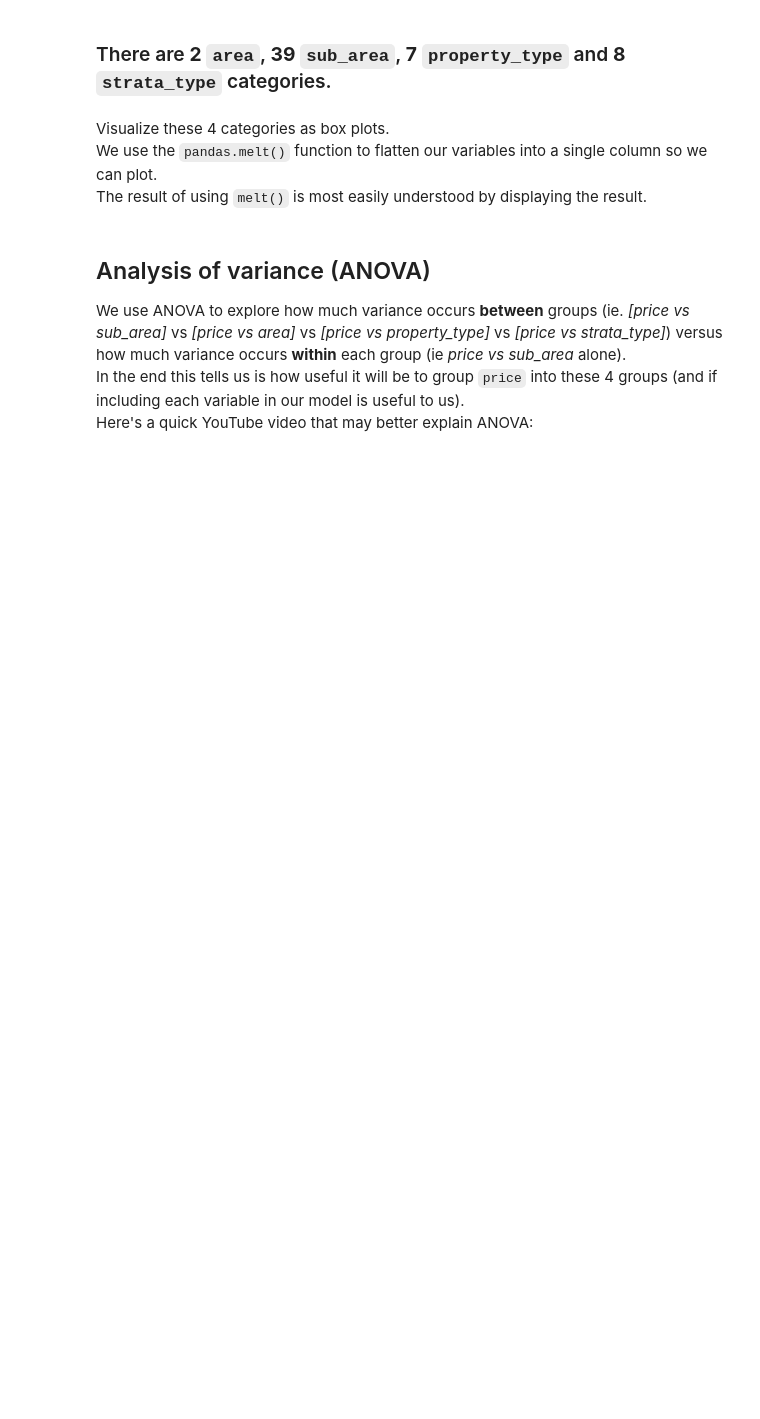
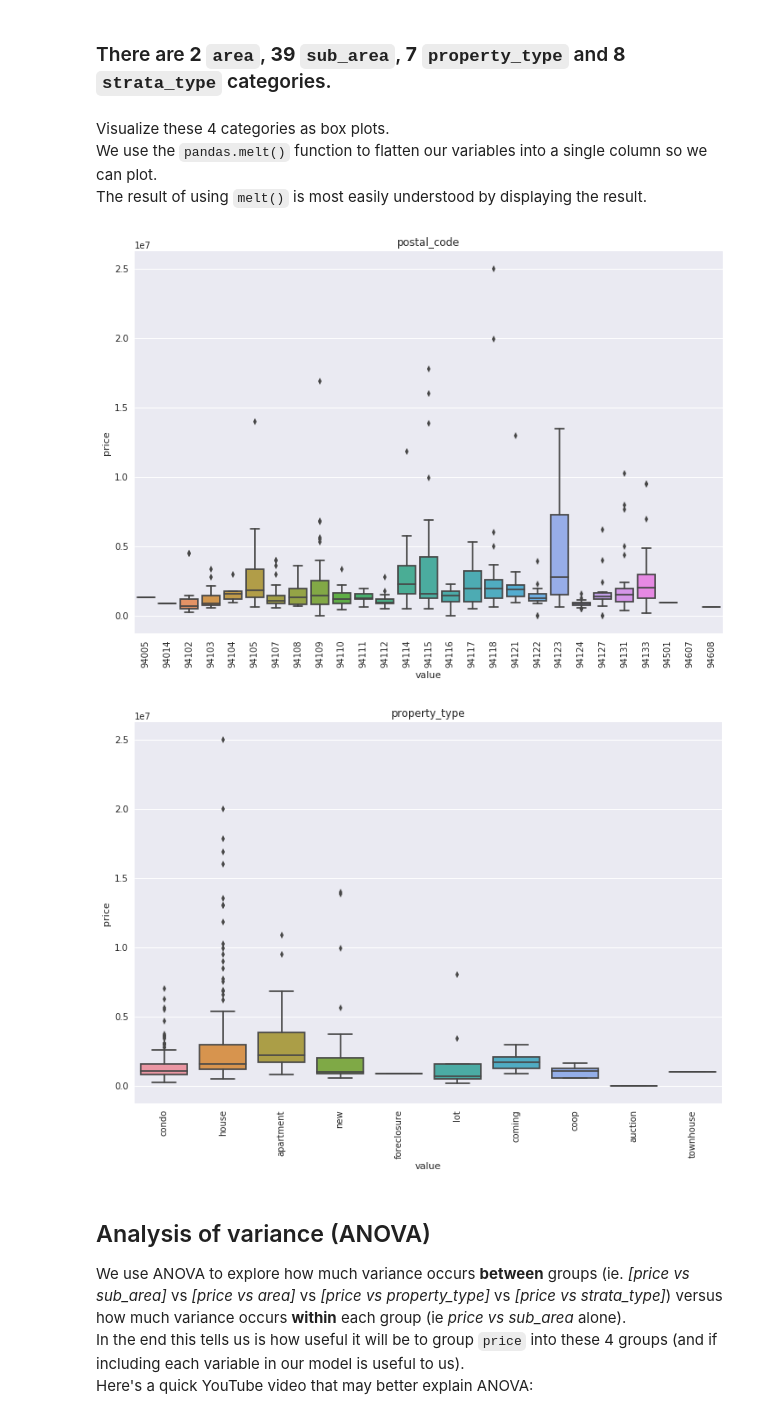
Before and after one commit to kylehounslow/mlbootcampSF, a Jupyter notebook: notebooks/1 - Exploratory Data Analysis.ipynb, the cells around one changed output. Saved outputs shown, nothing was run; the diff lists cells and outputs as text; code cells hidden in the pictures; blank space fills up the shorter version.

Commit message:
update notebooks. update web scraper

```diff
--- a/notebooks/1 - Exploratory Data Analysis.ipynb
+++ b/notebooks/1 - Exploratory Data Analysis.ipynb
@@ -102,3 +309,21 @@ Variables that are missing values can either be removed from the dataset or have
 ## Since we have geolocations of the houses in the `latlng` column, let's visualize the data on a slippy map and see if there are any patterns w.r.t. price.
 We use `folium` to render html in the notebook.
 Note that there are hundreds of houses to be displayed and this requires a lot of RAM. If your browser crashes you can adjust the amount to be displayed by changing the variable `display_max`.
+# %%
+from tqdm import tqdm_notebook
+from geopy.geocoders import Nominatim
+def generate_latlng(dataframe: pd.DataFrame):
+    dataframe = dataframe.copy()
+    geocoder = Nominatim()
+    latlngs = []
+    for address, city in zip(tqdm_notebook(dataframe.address), dataframe.city):
+        location = geocoder.geocode(f'{address} {city}')
+        if location:
+            latlngs.append((location.latitude, location.longitude))
+        else:
+            latlngs.append(None)
+    dataframe['latlng'] = latlngs
+    return dataframe
+# %%
+from multiprocessing import Pool
+job = Pool().apply_async(func=generate_latlng, args=(df,))
@@ -104,0 +334,3 @@ Note that there are hundreds of houses to be displayed and this requires a lot o
+# %%
+df = job.get()
+df
@@ -216,14 +498,17 @@ Visualize these 4 categories as box plots.
 We use the `pandas.melt()` function to flatten our variables into a single column so we can plot.
 The result of using `melt()` is most easily understood by displaying the result.
 # %%
-vars_to_analyze = ['area', 'sub_area', 'property_type', 'strata_type']
+vars_to_analyze = ['postal_code', 'property_type']
 df_melt = pd.melt(df, id_vars=['price'], value_vars=vars_to_analyze)
 for var in vars_to_analyze:
     df_var = df_melt[df_melt['variable'] == var]
     sns.boxplot(x=df_var['value'], y=df_var['price'])
     x=plt.xticks(rotation=90)
     plt.title(var)
     plt.show()
+# %% [output]
+[figure, added]
+[figure, added]
 # %% [markdown]
 ## Analysis of variance (ANOVA)
 We use ANOVA to explore how much variance occurs **between** groups (ie. *[price vs sub_area]* vs *[price vs area]* vs *[price vs property_type]* vs *[price vs strata_type]*) versus how much variance occurs **within** each group (ie *price vs sub_area* alone).
```
Also changed, not shown: parts of 44 cells of this notebook, 2 other files.
